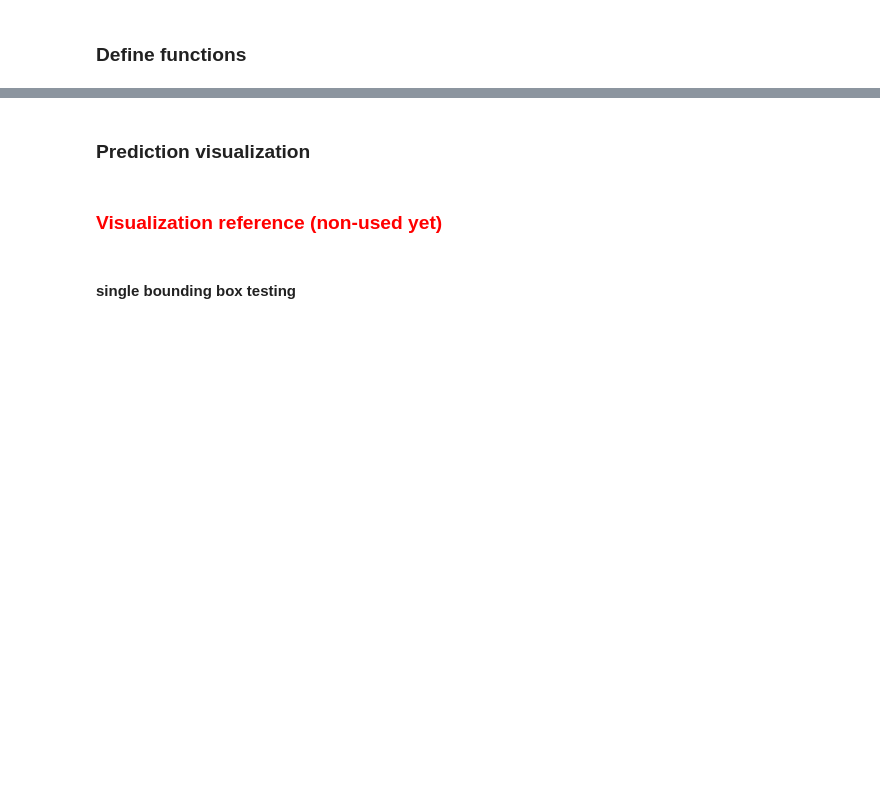
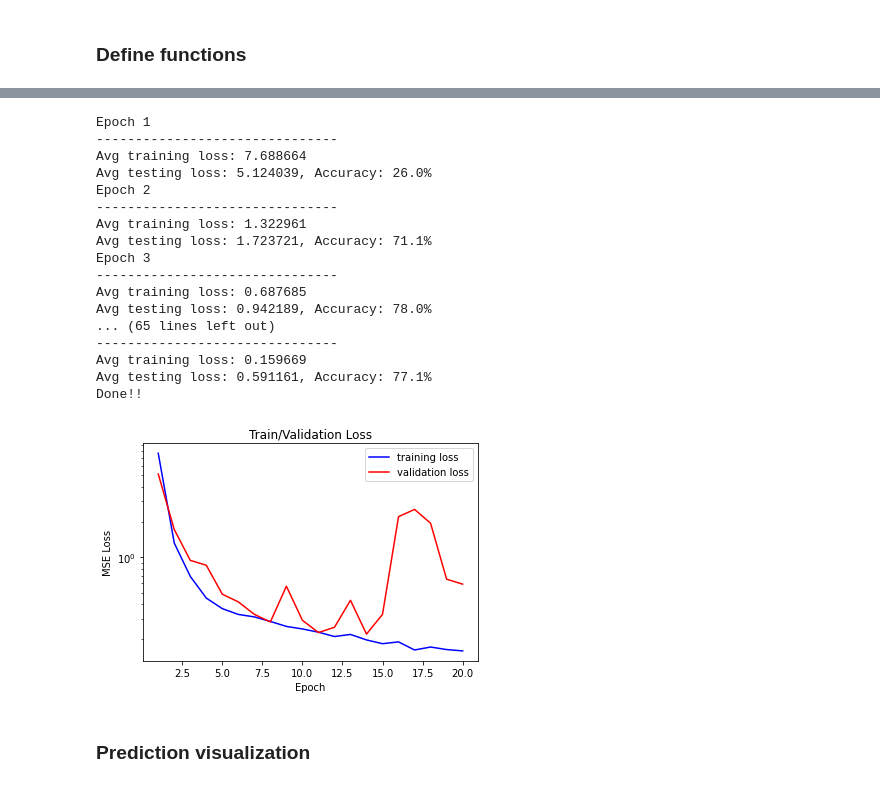
Before and after one commit to ShaoKAi100812/BB_prediction, a Jupyter notebook: main.ipynb, the cells around one changed output, grey strips where cells are left out. Saved outputs shown, nothing was run; the diff lists cells and outputs as text; code cells hidden in the pictures; blank space fills up the shorter version.

```diff
--- a/main.ipynb
+++ b/main.ipynb
@@ -100,8 +105,8 @@ dataset_test_579 = ProductLineDataset(image_test_579, gt_test_579)
 dataset_test_18 = ProductLineDataset(image_test_18, gt_test_18)
 
 # define dataloader
-dataloader_train_02346 = DataLoader(dataset_train_02346, batch_size=64, shuffle=True)
-dataloader_test_02346 = DataLoader(dataset_test_02346, batch_size=1, shuffle=True)  # batch_size=1 for test
+dataloader_train_02346 = DataLoader(dataset_train_02346, batch_size=512, shuffle=True)
+dataloader_test_02346 = DataLoader(dataset_test_02346, batch_size=1, shuffle=True)  # batch_size=1 for accuracy calculation
 dataloader_test_579 = DataLoader(dataset_test_579, batch_size=1, shuffle=True)
 dataloader_test_18 = DataLoader(dataset_test_18, batch_size=1, shuffle=True)
 # %%
@@ -293,13 +325,0 @@ Done!!
-# %%
-# set epoch
-epoch = 5
-
-# start training
-for t in range(epoch):
-    print(f"Epoch {t+1}\n-------------------------------")
-    train(CNN_model, dataloader_train_02346, loss_fn, optimizer_CNN)
-    test(CNN_model, dataloader_test_02346, loss_fn)
-print("Done!!")
-
-# model saving
-torch.save(CNN_model.state_dict(), "CNN.pth")
@@ -324,6 +326,50 @@ Done!!
+# %%
+# set epoch
+epoch = 20
+loss_train = []
+loss_val = []
+
+# train epoch
+for t in range(epoch):
+    print(f"Epoch {t+1}\n-------------------------------")
+    loss_train.append(train(CNN_model, dataloader_train_02346, loss_fn, optimizer_CNN)) # train with loss record
+    loss_val.append(test(CNN_model, dataloader_test_02346, loss_fn)) # test with loss record
+print("Done!!")
+
+# print loss
+loss_train = np.array(loss_train).flatten() # transform to np.array and flatten
+loss_val = np.array(loss_val).flatten()     # transform to np.array and flatten
+x = range(1, epoch+1)
+plt.semilogy(x, loss_train, 'b-', label="training loss")
+plt.semilogy(x, loss_val, 'r-', label="validation loss")
+# plt.plot(x, loss_train, 'b-', label="training loss")
+# plt.plot(x, loss_val, 'r-', label="validation loss")
+plt.xlabel("Epoch")
+plt.ylabel("MSE Loss")
+plt.title("Train/Validation Loss")
+plt.legend()
+plt.show()
+
+# model saving
+torch.save(CNN_model.state_dict(), "CNN.pth")
+# %% [output]
+Epoch 1
+-------------------------------
+Avg training loss: 7.688664
+Avg testing loss: 5.124039, Accuracy: 26.0%
+Epoch 2
+-------------------------------
+Avg training loss: 1.322961
+Avg testing loss: 1.723721, Accuracy: 71.1%
+Epoch 3
+-------------------------------
+Avg training loss: 0.687685
+Avg testing loss: 0.942189, Accuracy: 78.0%
+... (65 lines left out)
+-------------------------------
+Avg training loss: 0.159669
+Avg testing loss: 0.591161, Accuracy: 77.1%
+Done!!
+[figure, added]
 # %% [markdown]
 ### Prediction visualization
-# %% [markdown]
-### <font color=#FF0000>Visualization reference (non-used yet) <font>
-# %% [markdown]
-#### single bounding box testing
```
Also changed, not shown: parts of 22 cells of this notebook.
